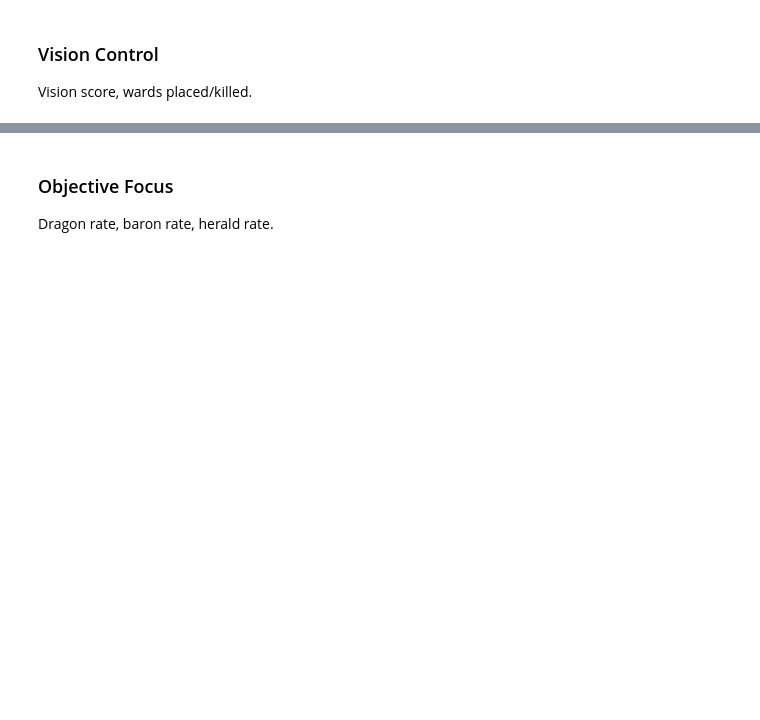
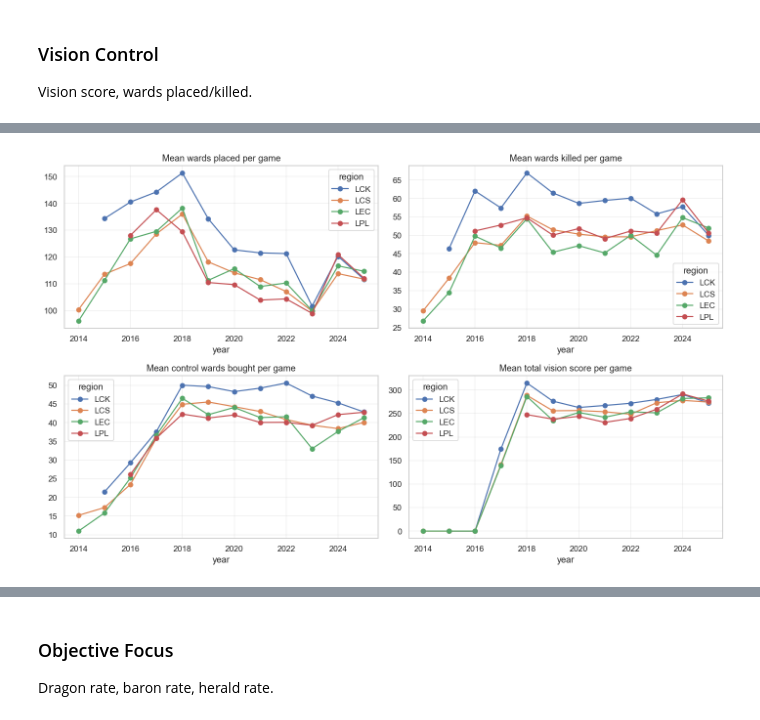
Before and after one commit to LUNARKN1GHT/lol_esports, a Jupyter notebook: lol_esports.ipynb, the cells around one changed output, grey strips where cells are left out. Cells and saved outputs as stored; diff of their text form; code cells hidden in the pictures; blank space fills up the shorter version.

```diff
--- a/lol_esports.ipynb
+++ b/lol_esports.ipynb
@@ -751,3 +751,7 @@ LPL               2.93          176.94         94.16
 ### Vision Control
 
 Vision score, wards placed/killed.
+# %%
+vis_df = vision_control(df)
+print(f"team-season rows: {len(vis_df):,}")
+vis_df.describe()
@@ -753,0 +769,24 @@ Vision score, wards placed/killed.
+# %%
+main = ["LPL", "LCK", "LCS", "LEC"]
+filt_vis = vis_df.query("region in @main and games_vision >= 10")
+
+yearly = filt_vis.groupby(["year", "region"])[
+    ["wards_placed_avg", "wards_killed_avg", "ctrl_wards_avg", "vs_avg"]
+].mean()
+
+fig, axes = plt.subplots(2, 2, figsize=(13, 8))
+metrics = [
+    ("wards_placed_avg", "Mean wards placed per game"),
+    ("wards_killed_avg", "Mean wards killed per game"),
+    ("ctrl_wards_avg", "Mean control wards bought per game"),
+    ("vs_avg", "Mean total vision score per game"),
+]
+for ax, (metric, title) in zip(axes.flat, metrics):
+    yearly[metric].unstack("region").plot(ax=ax, marker="o")
+    ax.set_title(title)
+    ax.set_xlabel("year")
+    ax.grid(alpha=0.3)
+plt.tight_layout()
+plt.show()
+# %% [output]
+[figure, added]
```
Also changed, not shown: parts of 3 cells of this notebook, 1 other file.
